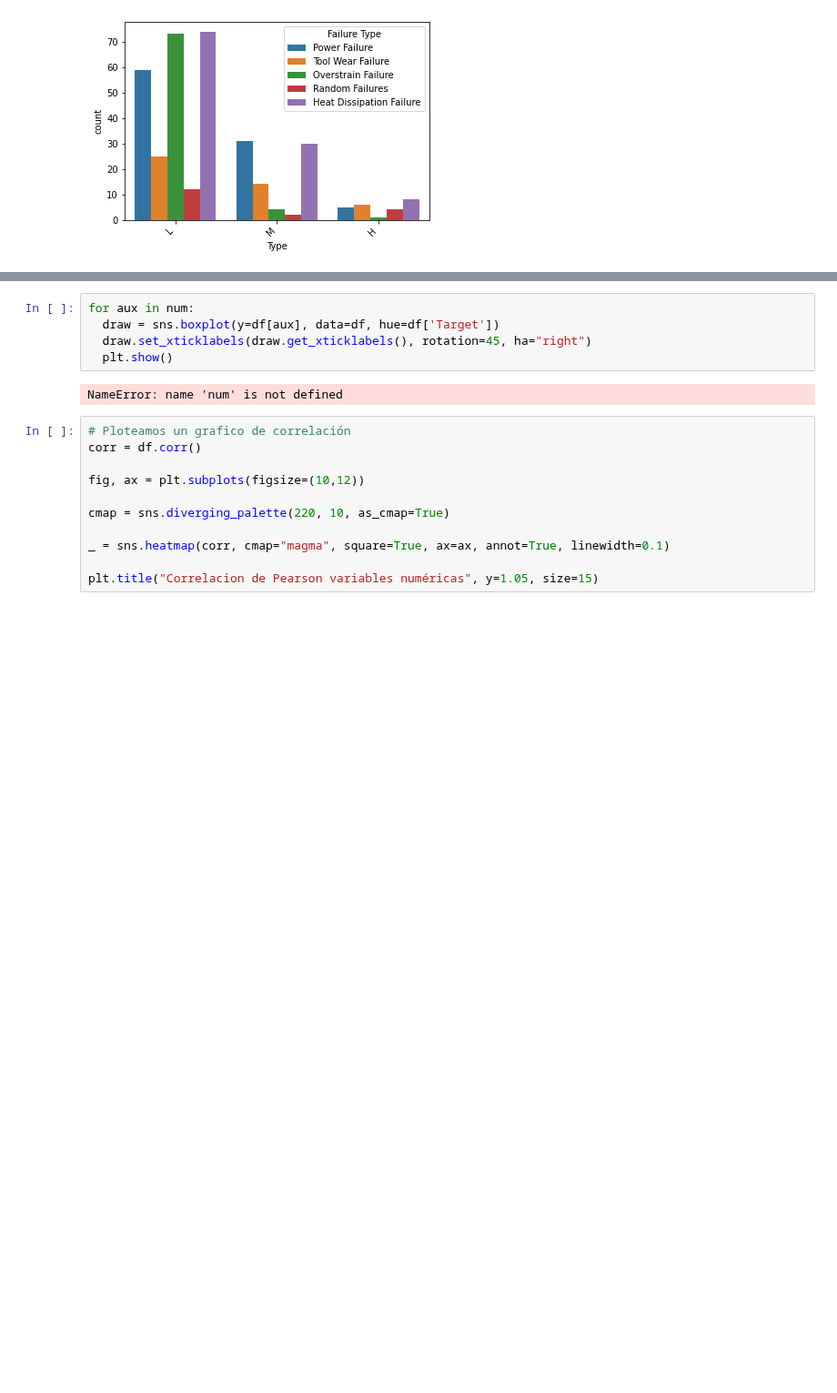
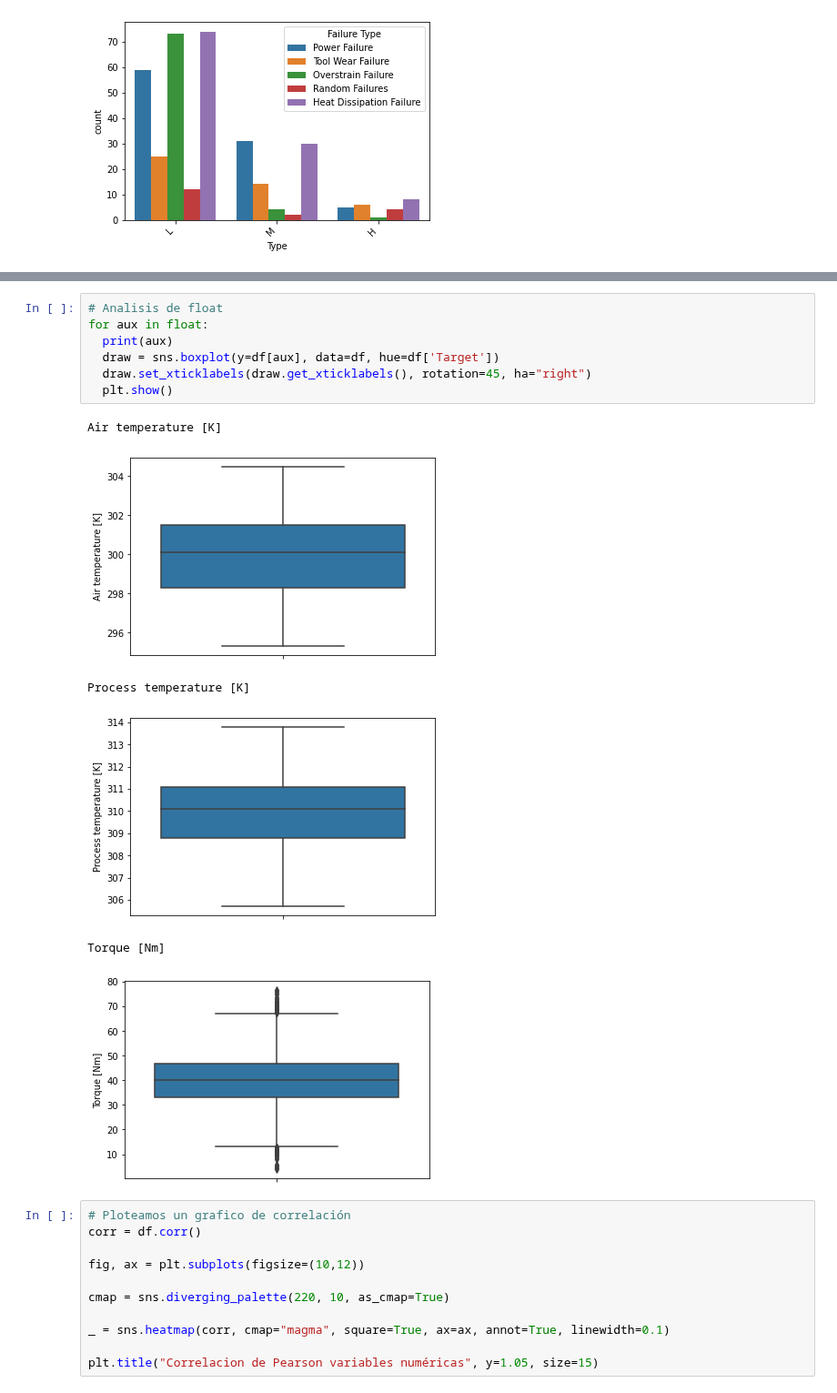
Before and after one commit to maxi879/proyecto_final_coder, a Jupyter notebook: Analisis.ipynb, the cells around one changed output, grey strips where cells are left out. Shown at 91% size. Drawn from its saved outputs; the diff is of its cells as text; blank space fills up the shorter version.

```diff
--- a/Analisis.ipynb
+++ b/Analisis.ipynb
@@ -220,10 +241,17 @@ plt.show()
 # %%
-for aux in num:
+# Analisis de float
+for aux in float:
+  print(aux)
   draw = sns.boxplot(y=df[aux], data=df, hue=df['Target'])
   draw.set_xticklabels(draw.get_xticklabels(), rotation=45, ha="right")
   plt.show()
 # %% [output]
-NameError: name 'num' is not defined
+Air temperature [K]
+[figure, added]
+Process temperature [K]
+[figure, added]
+Torque [Nm]
+[figure, added]
 # %%
 # Ploteamos un grafico de correlación
 corr = df.corr()
```
Also changed, not shown: parts of 2 cells of this notebook.
